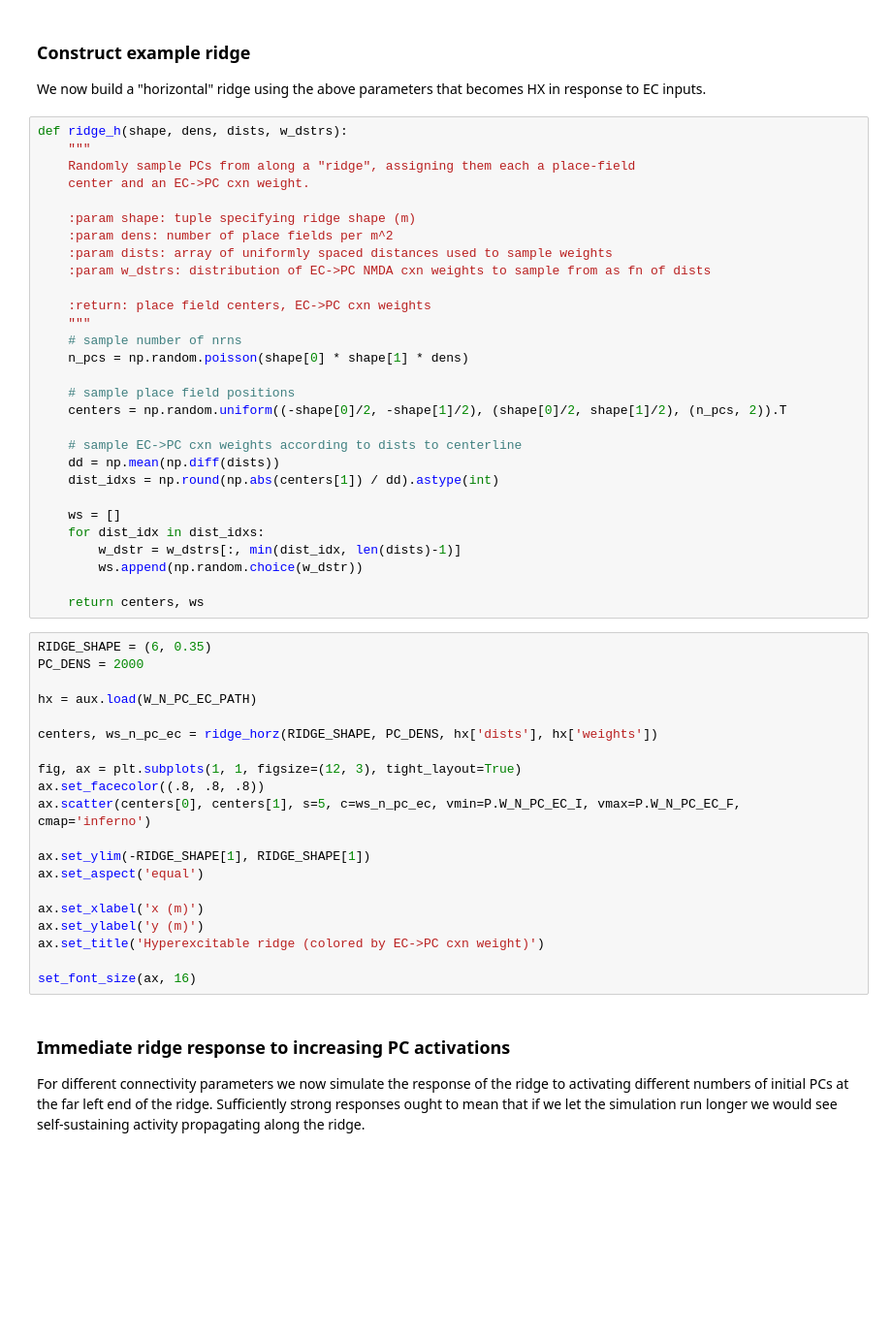
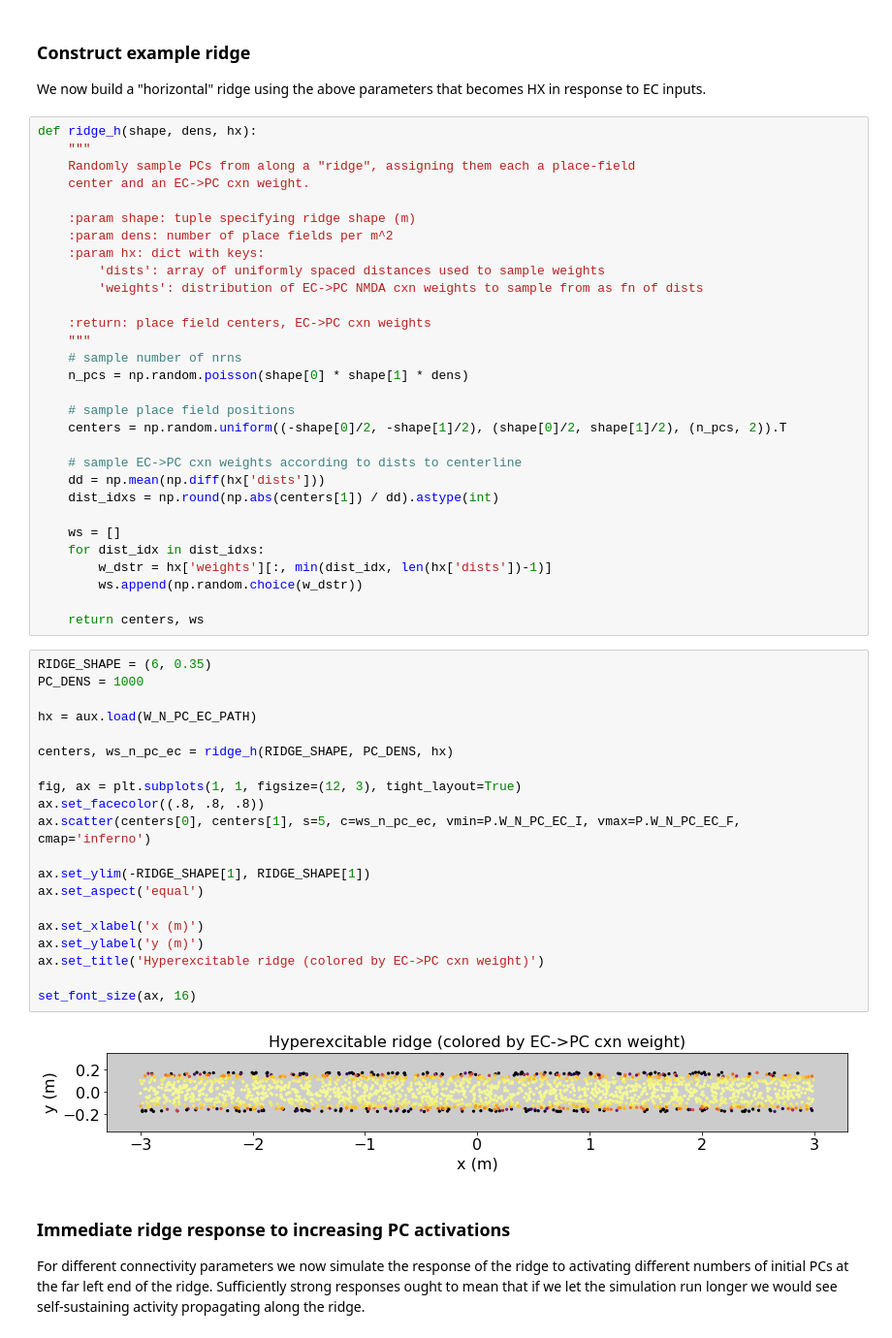
Before and after one commit to rkp8000/network_replay, a Jupyter notebook: 5_balance.ipynb, the cells around one changed output. Shown at 97% size. Saved outputs shown, nothing was run; the diff lists cells and outputs as text; blank space fills up the shorter version.

```diff
--- a/5_balance.ipynb
+++ b/5_balance.ipynb
@@ -207,15 +228,16 @@ for ax in axs:
 
 We now build a "horizontal" ridge using the above parameters that becomes HX in response to EC inputs.
 # %%
-def ridge_h(shape, dens, dists, w_dstrs):
+def ridge_h(shape, dens, hx):
     """
     Randomly sample PCs from along a "ridge", assigning them each a place-field
     center and an EC->PC cxn weight.
 
     :param shape: tuple specifying ridge shape (m)
     :param dens: number of place fields per m^2
-    :param dists: array of uniformly spaced distances used to sample weights
-    :param w_dstrs: distribution of EC->PC NMDA cxn weights to sample from as fn of dists
+    :param hx: dict with keys:
+        'dists': array of uniformly spaced distances used to sample weights
+        'weights': distribution of EC->PC NMDA cxn weights to sample from as fn of dists
 
     :return: place field centers, EC->PC cxn weights
     """
@@ -226,35 +248,37 @@ def ridge_h(shape, dens, dists, w_dstrs):
     centers = np.random.uniform((-shape[0]/2, -shape[1]/2), (shape[0]/2, shape[1]/2), (n_pcs, 2)).T
 
     # sample EC->PC cxn weights according to dists to centerline
-    dd = np.mean(np.diff(dists))
+    dd = np.mean(np.diff(hx['dists']))
     dist_idxs = np.round(np.abs(centers[1]) / dd).astype(int)
 
     ws = []
     for dist_idx in dist_idxs:
-        w_dstr = w_dstrs[:, min(dist_idx, len(dists)-1)]
+        w_dstr = hx['weights'][:, min(dist_idx, len(hx['dists'])-1)]
         ws.append(np.random.choice(w_dstr))
 
     return centers, ws
 # %%
 RIDGE_SHAPE = (6, 0.35)
-PC_DENS = 2000
+PC_DENS = 1000
 
 hx = aux.load(W_N_PC_EC_PATH)
 
-centers, ws_n_pc_ec = ridge_horz(RIDGE_SHAPE, PC_DENS, hx['dists'], hx['weights'])
+centers, ws_n_pc_ec = ridge_h(RIDGE_SHAPE, PC_DENS, hx)
 
 fig, ax = plt.subplots(1, 1, figsize=(12, 3), tight_layout=True)
 ax.set_facecolor((.8, .8, .8))
 ax.scatter(centers[0], centers[1], s=5, c=ws_n_pc_ec, vmin=P.W_N_PC_EC_I, vmax=P.W_N_PC_EC_F, cmap='inferno')
 
 ax.set_ylim(-RIDGE_SHAPE[1], RIDGE_SHAPE[1])
 ax.set_aspect('equal')
 
 ax.set_xlabel('x (m)')
 ax.set_ylabel('y (m)')
 ax.set_title('Hyperexcitable ridge (colored by EC->PC cxn weight)')
 
 set_font_size(ax, 16)
+# %% [output]
+[figure, added]
 # %% [markdown]
 ### Immediate ridge response to increasing PC activations
 
```
Also changed, not shown: parts of 10 cells of this notebook.
